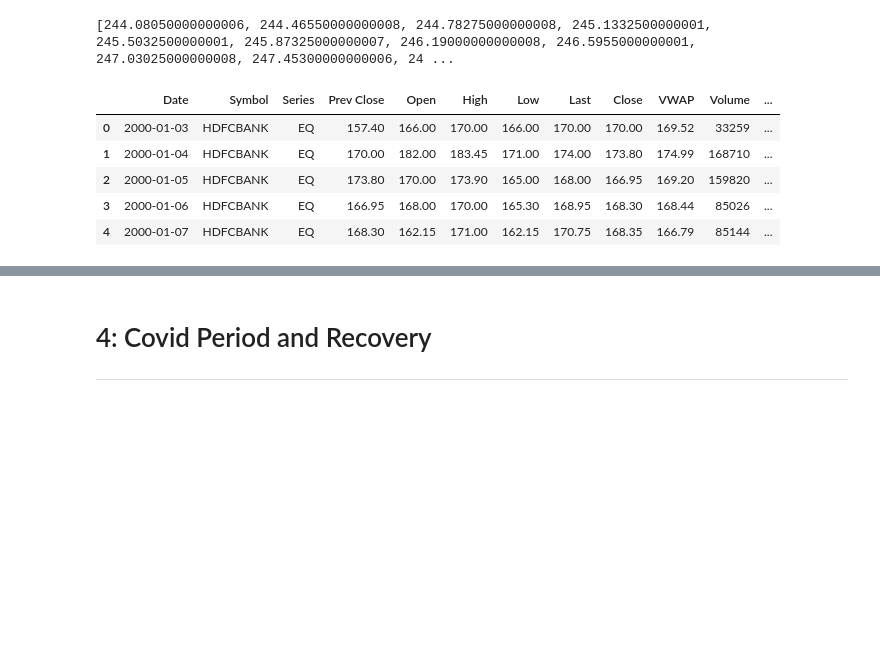
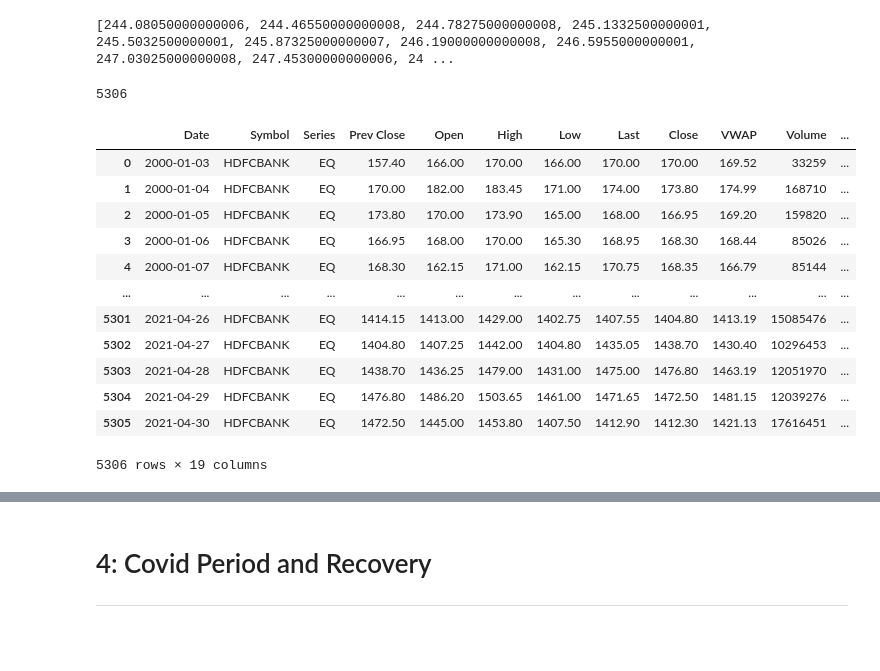
Before and after one commit to hargurjeet/MachineLearning, a Jupyter notebook: Nifty_50_Time_Series_Forecasting.ipynb, the cells around one changed output, grey strips where cells are left out. Cells and saved outputs as stored; diff of their text form; code cells hidden in the pictures; blank space fills up the shorter version.

```diff
--- a/Nifty_50_Time_Series_Forecasting.ipynb
+++ b/Nifty_50_Time_Series_Forecasting.ipynb
@@ -286,15 +301,28 @@ while i < len(numbers) - window_size + 1:
 print(moving_averages)
 # %% [output]
 [244.08050000000006, 244.46550000000008, 244.78275000000008, 245.1332500000001, 245.5032500000001, 245.87325000000007, 246.19000000000008, 246.5955000000001, 247.03025000000008, 247.45300000000006, 24 ...
+# %%
+len(df)
+# %% [output]
+5306
 # %%
 series = pd.Series(moving_averages, name="200MA")
 df = pd.concat([df, series], axis=1)
+# %%
+df['200_MA'] = df['200MA'].shift(200)
 # %%
-df.head()
+df
 # %% [output]
 |  | Date | Symbol | Series | Prev Close | Open | High | Low | Last | Close | VWAP | Volume | ... |
 | 0 | 2000-01-03 | HDFCBANK | EQ | 157.40 | 166.00 | 170.00 | 166.00 | 170.00 | 170.00 | 169.52 | 33259 | ... |
 | 1 | 2000-01-04 | HDFCBANK | EQ | 170.00 | 182.00 | 183.45 | 171.00 | 174.00 | 173.80 | 174.99 | 168710 | ... |
 | 2 | 2000-01-05 | HDFCBANK | EQ | 173.80 | 170.00 | 173.90 | 165.00 | 168.00 | 166.95 | 169.20 | 159820 | ... |
 | 3 | 2000-01-06 | HDFCBANK | EQ | 166.95 | 168.00 | 170.00 | 165.30 | 168.95 | 168.30 | 168.44 | 85026 | ... |
 | 4 | 2000-01-07 | HDFCBANK | EQ | 168.30 | 162.15 | 171.00 | 162.15 | 170.75 | 168.35 | 166.79 | 85144 | ... |
+| ... | ... | ... | ... | ... | ... | ... | ... | ... | ... | ... | ... | ... |
+| 5301 | 2021-04-26 | HDFCBANK | EQ | 1414.15 | 1413.00 | 1429.00 | 1402.75 | 1407.55 | 1404.80 | 1413.19 | 15085476 | ... |
+| 5302 | 2021-04-27 | HDFCBANK | EQ | 1404.80 | 1407.25 | 1442.00 | 1404.80 | 1435.05 | 1438.70 | 1430.40 | 10296453 | ... |
+| 5303 | 2021-04-28 | HDFCBANK | EQ | 1438.70 | 1436.25 | 1479.00 | 1431.00 | 1475.00 | 1476.80 | 1463.19 | 12051970 | ... |
+| 5304 | 2021-04-29 | HDFCBANK | EQ | 1476.80 | 1486.20 | 1503.65 | 1461.00 | 1471.65 | 1472.50 | 1481.15 | 12039276 | ... |
+| 5305 | 2021-04-30 | HDFCBANK | EQ | 1472.50 | 1445.00 | 1453.80 | 1407.50 | 1412.90 | 1412.30 | 1421.13 | 17616451 | ... |
+5306 rows × 19 columns
```
Also changed, not shown: parts of 32 cells of this notebook.
